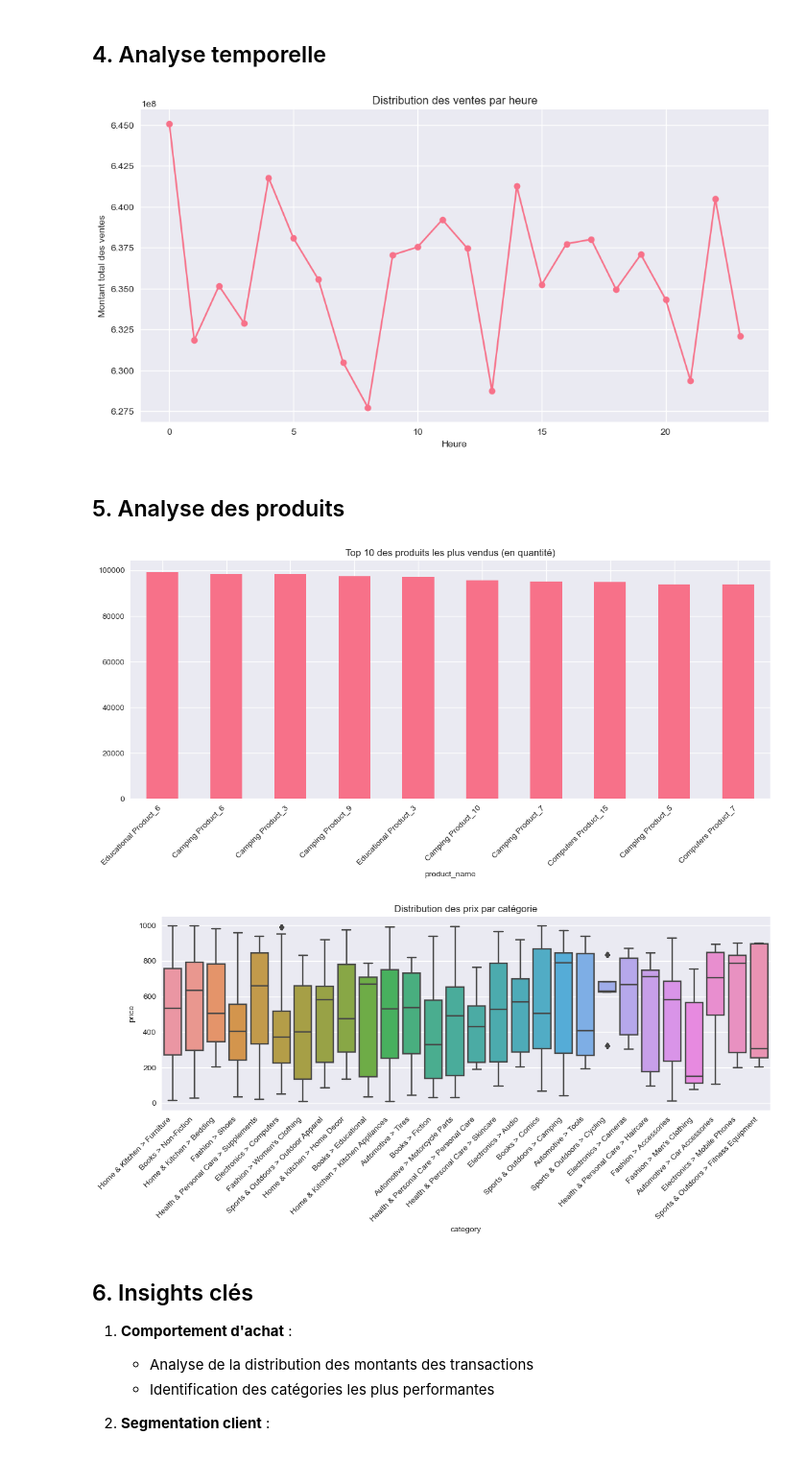
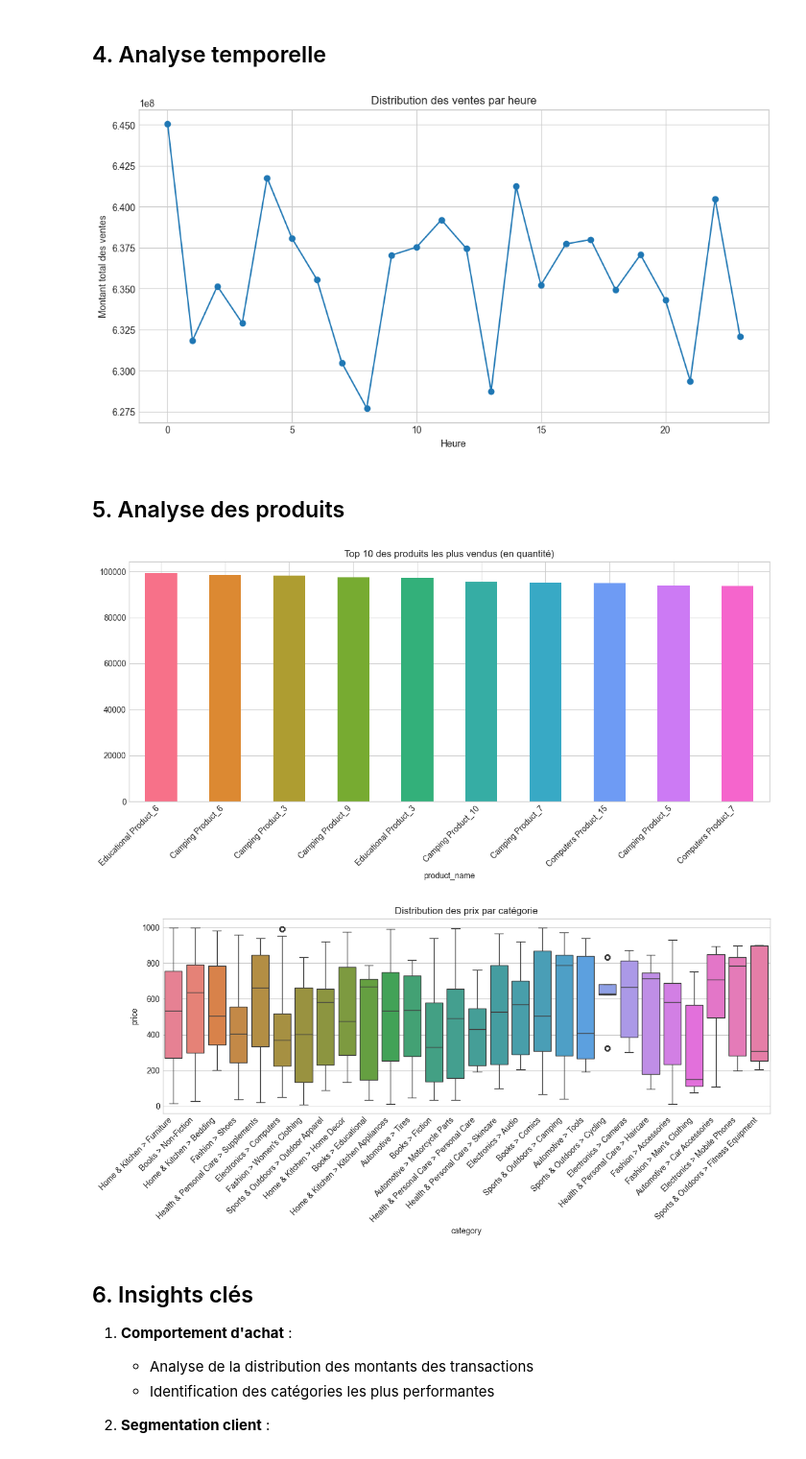
Before and after one commit to davidcyn974/big-data-pipeline-group-Studio-de-Felice, a Jupyter notebook: data exploration/data_exploration.ipynb, the cells around one changed output. Shown at 96% size. Cells and saved outputs as stored; diff of their text form; code cells hidden in the pictures.

```diff
--- a/data exploration/data_exploration.ipynb
+++ b/data exploration/data_exploration.ipynb
@@ -10,8 +10,9 @@ import matplotlib.pyplot as plt
 import seaborn as sns
 
 # Configuration du style des graphiques
-sns.set_theme()
-sns.set_palette("husl")
+sns.husl_palette()
+sns.color_palette("husl", 10)
+plt.style.use("seaborn-v0_8-whitegrid")
 
 # Lecture des données
 df = pd.read_csv('../ecommerce_data_with_trends.csv')
@@ -131,30 +134,33 @@ plt.ylabel('Montant total des ventes')
 plt.grid(True)
 plt.show()
 # %% [output]
-[figure, old version]
+[figure, new version]
 # %% [markdown]
 ## 5. Analyse des produits
 # %%
 # Top 10 des produits les plus vendus en quantité
 top_products = df.groupby('product_name')['quantity'].sum().sort_values(ascending=False)
 
+# Création d'une palette de couleurs personnalisée
+colors = sns.color_palette("husl", 10)
+
 plt.figure(figsize=(12, 6))
-top_products.head(10).plot(kind='bar')
+ax = top_products.head(10).plot(kind='bar', color=colors)
 plt.title('Top 10 des produits les plus vendus (en quantité)')
 plt.xticks(rotation=45, ha='right')
 plt.tight_layout()
 plt.show()
 
-# Distribution des prix
+# Distribution des prix avec une palette de couleurs cohérente
 plt.figure(figsize=(12, 6))
-sns.boxplot(data=df, x='category', y='price')
+sns.boxplot(data=df, x='category', y='price', hue='category', palette="husl", legend=False)
 plt.title('Distribution des prix par catégorie')
 plt.xticks(rotation=45, ha='right')
 plt.tight_layout()
 plt.show()
 # %% [output]
-[figure, old version]
+[figure, new version]
-[figure, old version]
+[figure, new version]
 # %% [markdown]
 ## 6. Insights clés
 
```
Also changed, not shown: parts of 2 cells of this notebook.
